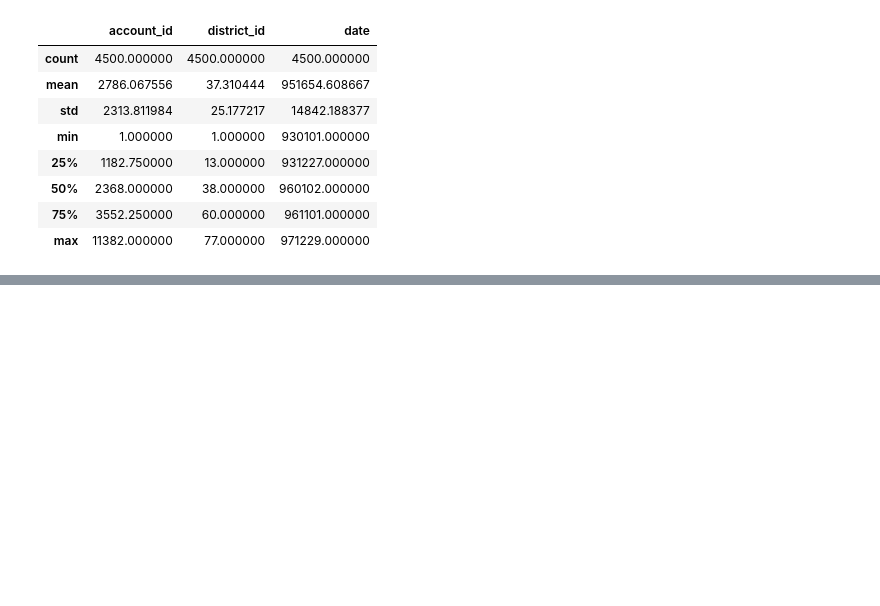
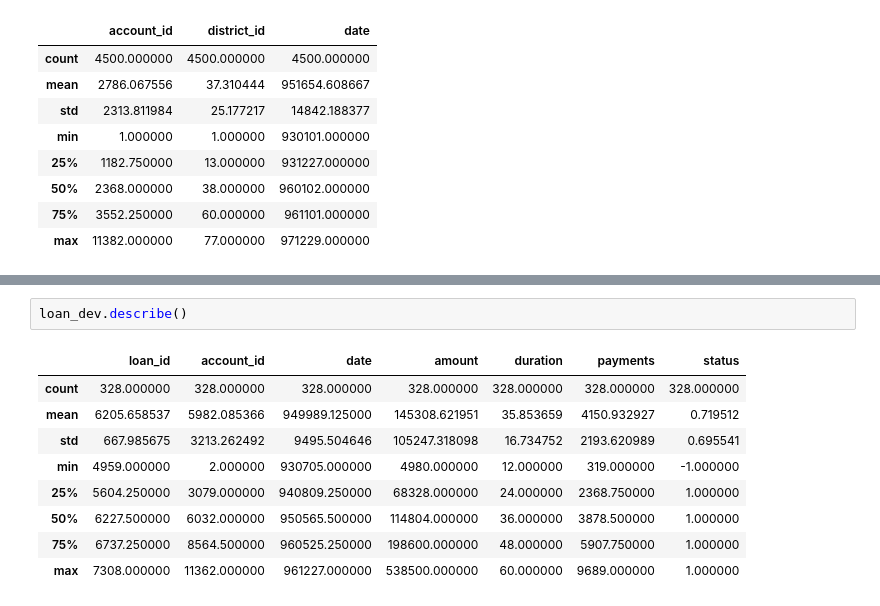
Before and after one commit to DanielaTomas/FCUP-DM1, a Jupyter notebook: DM1.ipynb, the cells around one changed output, grey strips where cells are left out. Cells and saved outputs as stored; diff of their text form; blank space fills up the shorter version.

```diff
--- a/DM1.ipynb
+++ b/DM1.ipynb
@@ -65,0 +271,12 @@ account.describe()
+# %%
+loan_dev.describe()
+# %% [output]
+|  | loan_id | account_id | date | amount | duration | payments | status |
+| count | 328.000000 | 328.000000 | 328.000000 | 328.000000 | 328.000000 | 328.000000 | 328.000000 |
+| mean | 6205.658537 | 5982.085366 | 949989.125000 | 145308.621951 | 35.853659 | 4150.932927 | 0.719512 |
+| std | 667.985675 | 3213.262492 | 9495.504646 | 105247.318098 | 16.734752 | 2193.620989 | 0.695541 |
+| min | 4959.000000 | 2.000000 | 930705.000000 | 4980.000000 | 12.000000 | 319.000000 | -1.000000 |
+| 25% | 5604.250000 | 3079.000000 | 940809.250000 | 68328.000000 | 24.000000 | 2368.750000 | 1.000000 |
+| 50% | 6227.500000 | 6032.000000 | 950565.500000 | 114804.000000 | 36.000000 | 3878.500000 | 1.000000 |
+| 75% | 6737.250000 | 8564.500000 | 960525.250000 | 198600.000000 | 48.000000 | 5907.750000 | 1.000000 |
+| max | 7308.000000 | 11362.000000 | 961227.000000 | 538500.000000 | 60.000000 | 9689.000000 | 1.000000 |
```
Also changed, not shown: parts of 33 cells of this notebook.
